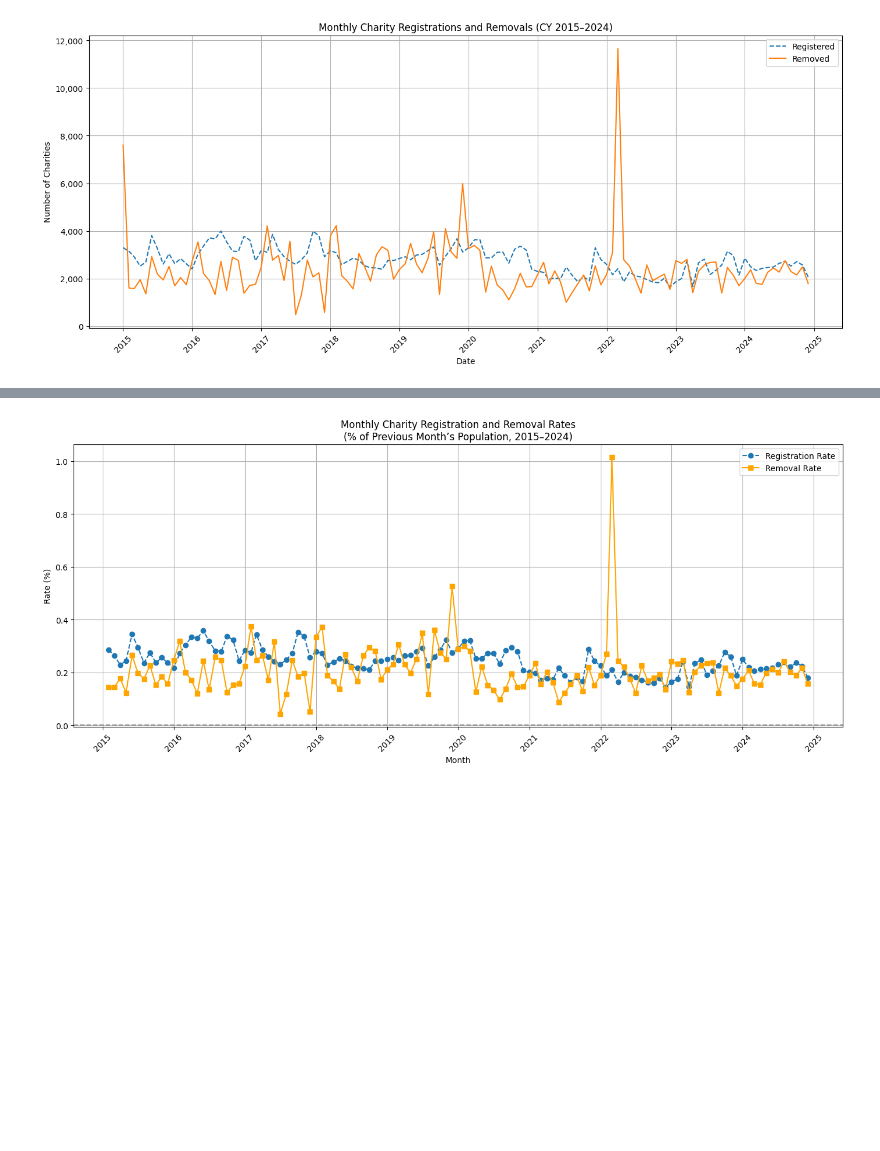
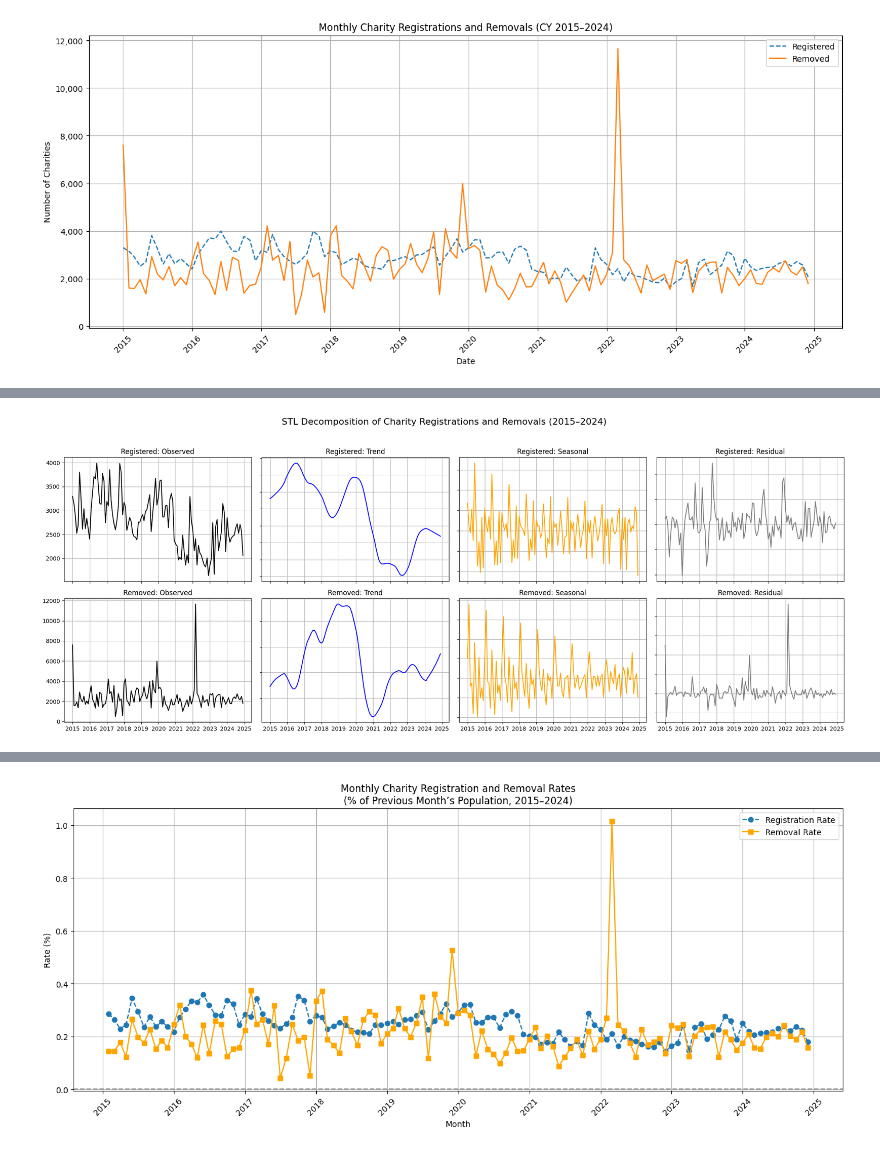
Before and after one commit to crystalyu917/The-Impact-of-Local-Council-Asset-Sales-on-Charity-Survival-in-England, a Jupyter notebook: src/analysis/raw_data_analysis.ipynb, the cells around one changed output, grey strips where cells are left out. Drawn from its saved outputs; the diff is of its cells as text; code cells hidden in the pictures; blank space fills up the shorter version.

```diff
--- a/src/analysis/raw_data_analysis.ipynb
+++ b/src/analysis/raw_data_analysis.ipynb
@@ -307,0 +349,51 @@ plt.show()
+# %%
+from statsmodels.tsa.seasonal import STL
+import matplotlib.pyplot as plt
+
+# Ensure monthly frequency
+registered_by_month = registered_by_month.asfreq('MS')
+removed_by_month = removed_by_month.asfreq('MS')
+
+# STL decomposition
+stl_reg = STL(registered_by_month, seasonal=13, robust=True).fit()
+stl_rem = STL(removed_by_month, seasonal=13, robust=True).fit()
+
+# Plotting
+fig, axes = plt.subplots(2, 4, figsize=(20, 8), sharex=True)
+
+# --- Registered ---
+axes[0, 0].plot(stl_reg.observed, color='black')
+axes[0, 0].set_title('Registered: Observed')
+
+axes[0, 1].plot(stl_reg.trend, color='blue')
+axes[0, 1].set_title('Registered: Trend')
+
+axes[0, 2].plot(stl_reg.seasonal, color='orange')
+axes[0, 2].set_title('Registered: Seasonal')
+
+axes[0, 3].plot(stl_reg.resid, color='grey')
+axes[0, 3].set_title('Registered: Residual')
+
+# --- Removed ---
+axes[1, 0].plot(stl_rem.observed, color='black')
+axes[1, 0].set_title('Removed: Observed')
+
+axes[1, 1].plot(stl_rem.trend, color='blue')
+axes[1, 1].set_title('Removed: Trend')
+
+axes[1, 2].plot(stl_rem.seasonal, color='orange')
+axes[1, 2].set_title('Removed: Seasonal')
+
+axes[1, 3].plot(stl_rem.resid, color='grey')
+axes[1, 3].set_title('Removed: Residual')
+
+# Format
+for ax in axes.flat:
+    ax.grid(True)
+    ax.label_outer()
+
+plt.suptitle('STL Decomposition of Charity Registrations and Removals (2015–2024)', fontsize=16)
+plt.tight_layout(rect=[0, 0, 1, 0.95])
+plt.show()
+# %% [output]
+[figure, added]
```
Also changed, not shown: parts of 4 cells of this notebook.
